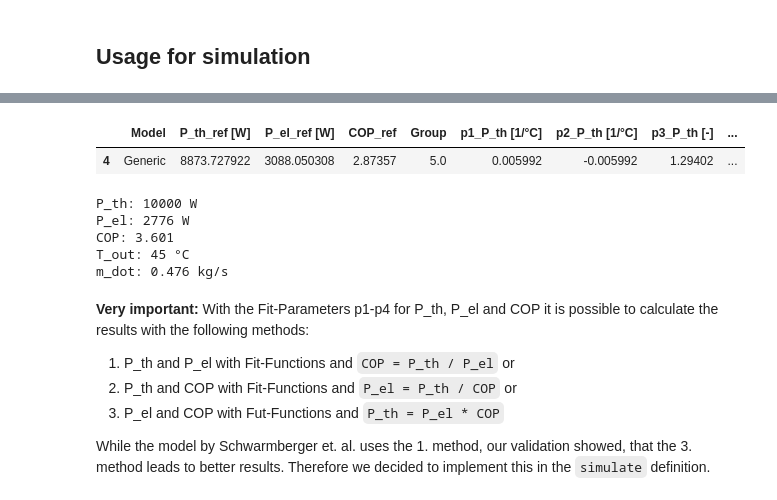
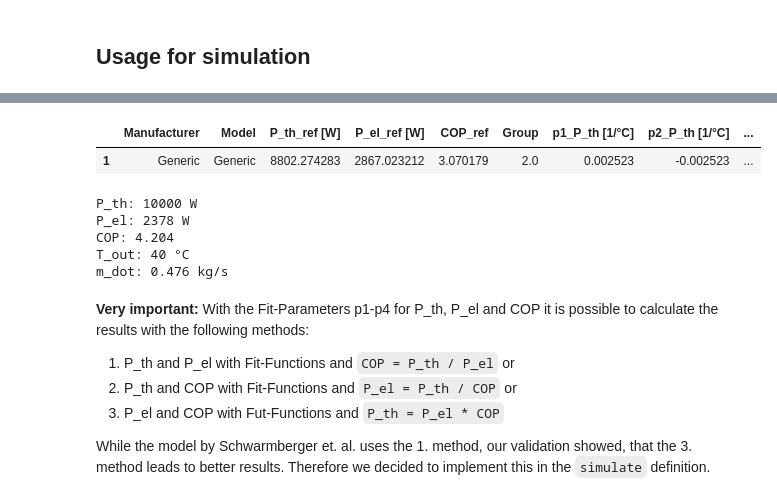
Before and after one commit to FZJ-IEK3-VSA/hplib, a Jupyter notebook: src/documentation.ipynb, the cells around one changed output, grey strips where cells are left out. Saved outputs shown, nothing was run; the diff lists cells and outputs as text; code cells hidden in the pictures.

```diff
--- a/src/documentation.ipynb
+++ b/src/documentation.ipynb
@@ -85,19 +85,19 @@ parameters
 # %%
 # Alternatively, define a "Generic" heatpump model and get parameters
 # For every Group ID there is a parameter set which represents an average heat pump of its group
 # Please define the Type "Generic", the Group ID (1-6) and p_th in W at given primary input
 # (t_in) and secondary output temperature (t_out) in °C.
-parameters = hpl.get_parameters(model="Generic", group_id=5, t_in=0, t_out=45, p_th=10000)
+parameters = hpl.get_parameters(model="Generic", group_id=2, t_in=0, t_out=40, p_th=10000)
 parameters
 # %% [output]
-|  | Model | P_th_ref [W] | P_el_ref [W] | COP_ref | Group | p1_P_th [1/°C] | p2_P_th [1/°C] | p3_P_th [-] | ... |
-| 4 | Generic | 8873.727922 | 3088.050308 | 2.87357 | 5.0 | 0.005992 | -0.005992 | 1.29402 | ... |
+|  | Manufacturer | Model | P_th_ref [W] | P_el_ref [W] | COP_ref | Group | p1_P_th [1/°C] | p2_P_th [1/°C] | ... |
+| 1 | Generic | Generic | 8802.274283 | 2867.023212 | 3.070179 | 2.0 | 0.002523 | -0.002523 | ... |
 # %%
 # Simulate on time step
 # Please define primary input temperature (t_in_primary), secondary input temperature (t_in_secondary)
 # in °C and the parameters from the previous step. The t_in_secondary is supposed to be heated up by
 # 5 K which then results in output temperature (t_out). For a time series create a loop with the function.
-P_th, P_el, COP, T_out, m_dot = hpl.simulate(t_in_primary=0, t_in_secondary=40, parameters=parameters, t_amb=-7)
+P_th, P_el, COP, T_out, m_dot = hpl.simulate(t_in_primary=0, t_in_secondary=35, parameters=parameters, t_amb=-7)
 print('P_th: '+str(int(P_th))+' W')
 print('P_el: '+str(int(P_el))+' W')
 print('COP: '+str(round(COP,3)))
@@ -105,9 +105,9 @@ print('T_out: '+str(round(T_out,1))+' °C')
 print('m_dot: '+str(round(m_dot,3))+' kg/s')
 # %% [output]
 P_th: 10000 W
-P_el: 2776 W
-COP: 3.601
-T_out: 45 °C
+P_el: 2378 W
+COP: 4.204
+T_out: 40 °C
 m_dot: 0.476 kg/s
 # %% [markdown]
 **Very important:** With the Fit-Parameters p1-p4 for P_th, P_el and COP it is possible to calculate the results with the following methods:
```
Also changed, not shown: parts of 8 cells of this notebook.
